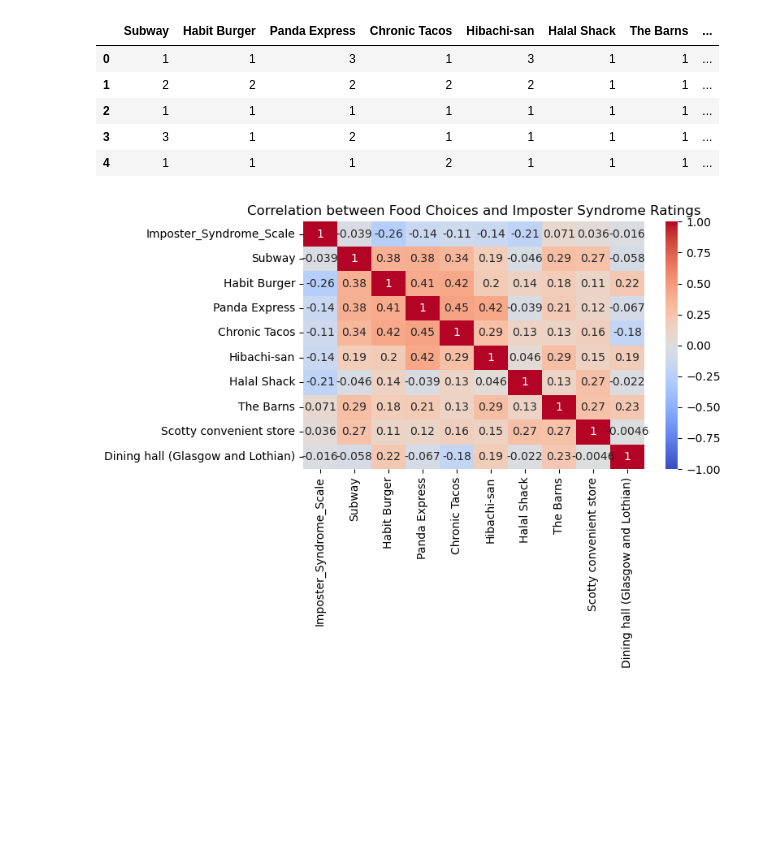
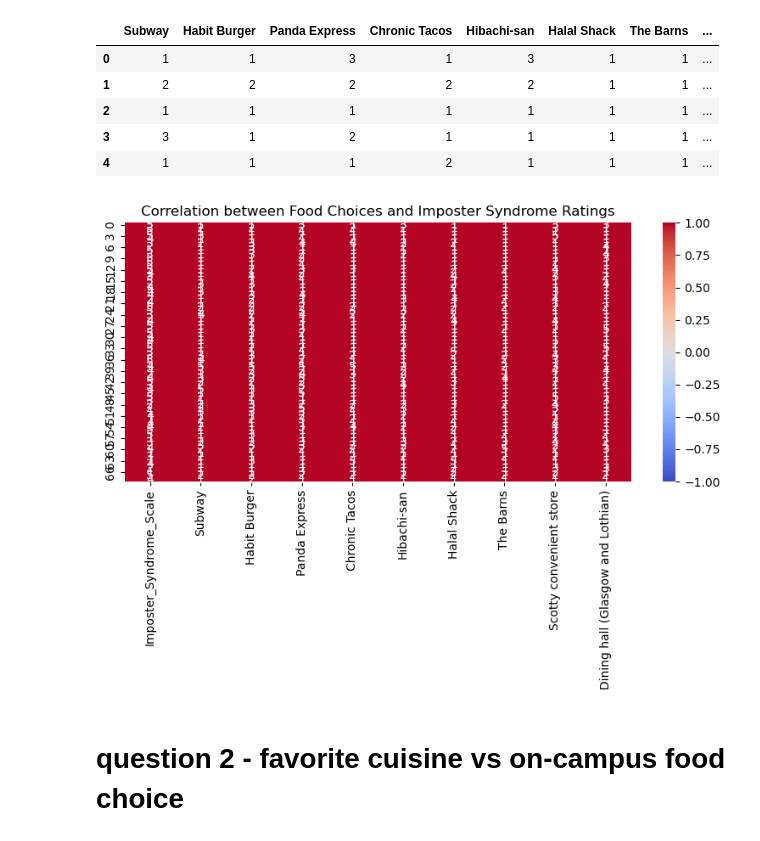
Before and after one commit to LydiaNiu/cs105_t7_miniproj, a Jupyter notebook: T7_mini_proj.ipynb, the cells around one changed output. Drawn from its saved outputs; the diff is of its cells as text; code cells hidden in the pictures; blank space fills up the shorter version.

Commit message:
lab works, new question, fix other column

```diff
--- a/T7_mini_proj.ipynb
+++ b/T7_mini_proj.ipynb
@@ -55,19 +55,19 @@ rest_rating_cols.head() # test print
 # %%
 combined_df = pd.concat([IS_scale_col, rest_rating_cols], axis=1)
 
-# ---- Convert to numeric (if not already) ----
+# convert to numeric
 combined_df = combined_df.apply(pd.to_numeric, errors='coerce')
 
-# ---- Create correlation matrix ----
-corr = combined_df.corr()
+# correlation matrix
 
-# ---- Plot heatmap ----
 plt.figure(figsize=(8, 6))
-sns.heatmap(corr, annot=True, cmap="coolwarm", vmin=-1, vmax=1)
+sns.heatmap(combined_df, annot=True, cmap="coolwarm", vmin=-1, vmax=1)
 plt.title("Correlation between Food Choices and Imposter Syndrome Ratings")
 plt.tight_layout()
 plt.show()
 # %% [output]
-[figure, old version]
+[figure, new version]
+# %% [markdown]
+# question 2 - favorite cuisine vs on-campus food choice
 # %%
 # fav cuisine vs restaurant preference
```
Also changed, not shown: parts of 10 cells of this notebook, 2 other files.
